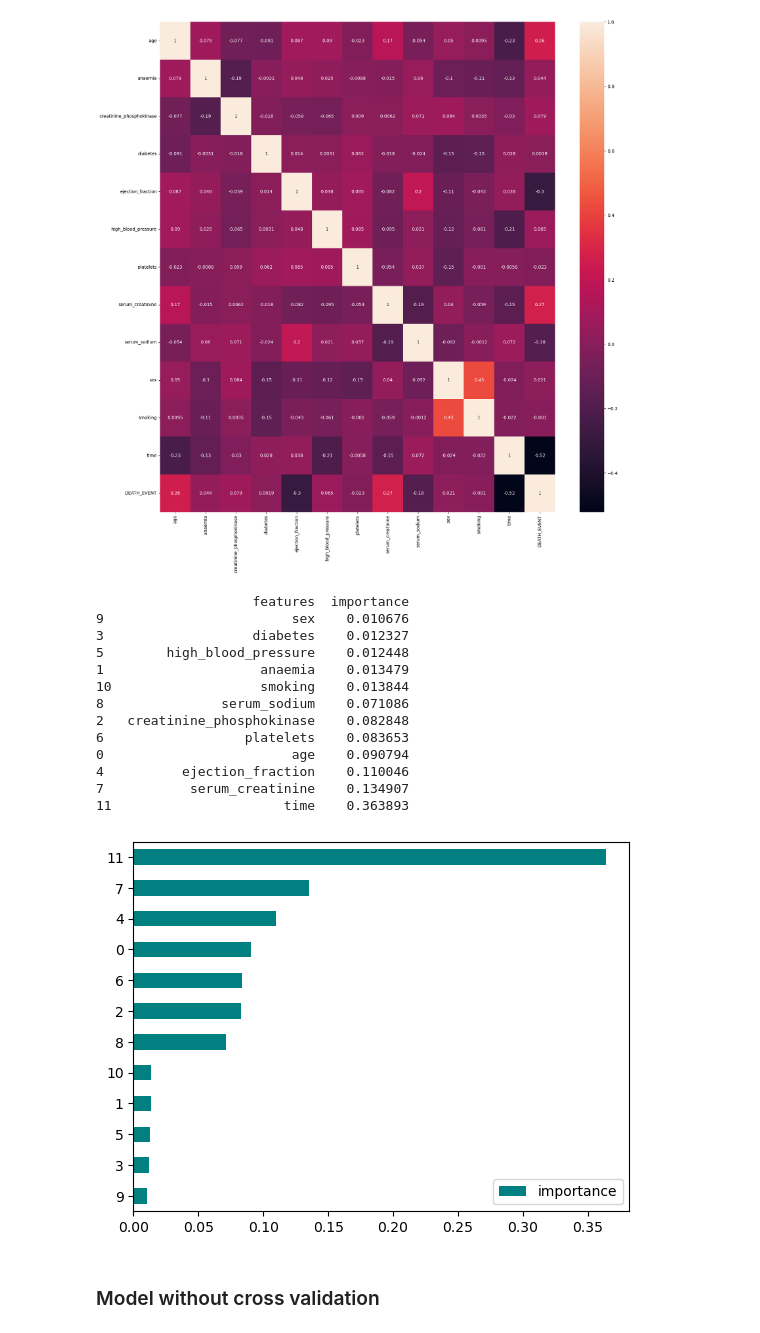
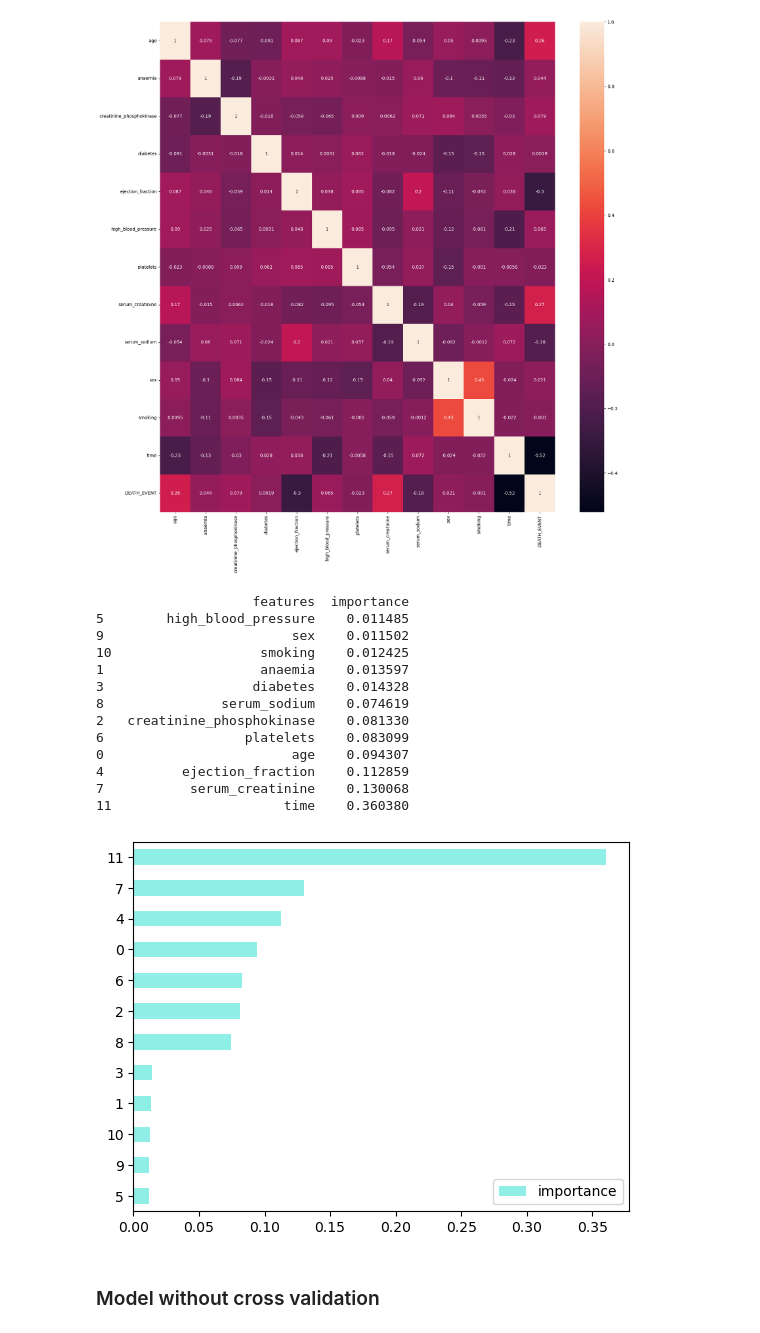
Before and after one commit to Misara-Ahmed/Cardiovascular-Disease-Prediction, a Jupyter notebook: Heart_failure_prediction_logistic.ipynb, the cells around one changed output. Saved outputs shown, nothing was run; the diff lists cells and outputs as text; code cells hidden in the pictures.

Commit message:
change color

```diff
--- a/Heart_failure_prediction_logistic.ipynb
+++ b/Heart_failure_prediction_logistic.ipynb
@@ -332,29 +332,29 @@ x= dataFrame.drop(columns="DEATH_EVENT",axis=1)
 # %%
 #Random Forests feature selection
 rf = RandomForestClassifier(n_estimators=340)
 rf.fit(x, y)
 importance=rf.feature_importances_
 feature=pd.DataFrame({"features":pd.DataFrame(x).columns,"importance":importance})
 feature.set_index("importance")
 feature=feature.sort_values("importance")
 print(feature)
-feature.plot(kind='barh',color='teal')
+feature.plot(kind='barh',color=['#8FEFE6','#F6ABD4'])
 plt.show()
 # %% [output]
                     features  importance
-9                        sex    0.010676
-3                   diabetes    0.012327
-5        high_blood_pressure    0.012448
-1                    anaemia    0.013479
-10                   smoking    0.013844
-8               serum_sodium    0.071086
-2   creatinine_phosphokinase    0.082848
-6                  platelets    0.083653
-0                        age    0.090794
-4          ejection_fraction    0.110046
-7           serum_creatinine    0.134907
-11                      time    0.363893
+5        high_blood_pressure    0.011485
+9                        sex    0.011502
+10                   smoking    0.012425
+1                    anaemia    0.013597
+3                   diabetes    0.014328
+8               serum_sodium    0.074619
+2   creatinine_phosphokinase    0.081330
+6                  platelets    0.083099
+0                        age    0.094307
+4          ejection_fraction    0.112859
+7           serum_creatinine    0.130068
+11                      time    0.360380
-[figure, old version]
+[figure, new version]
 # %% [markdown]
 ### Model without cross validation
 # %%
```
Also changed, not shown: parts of 26 cells of this notebook.
